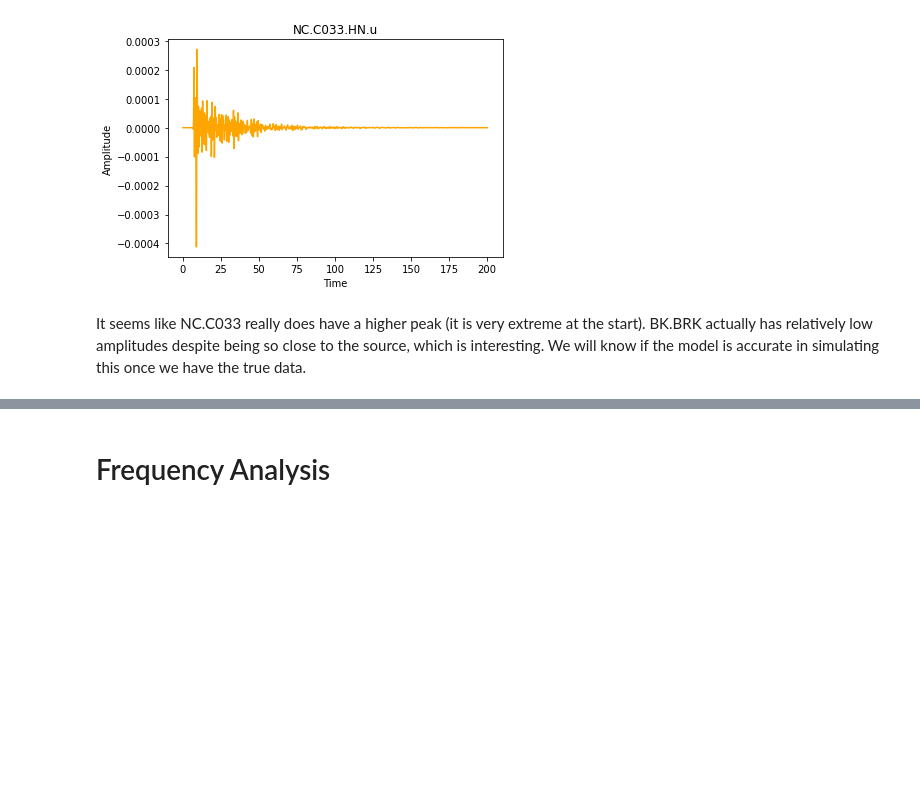
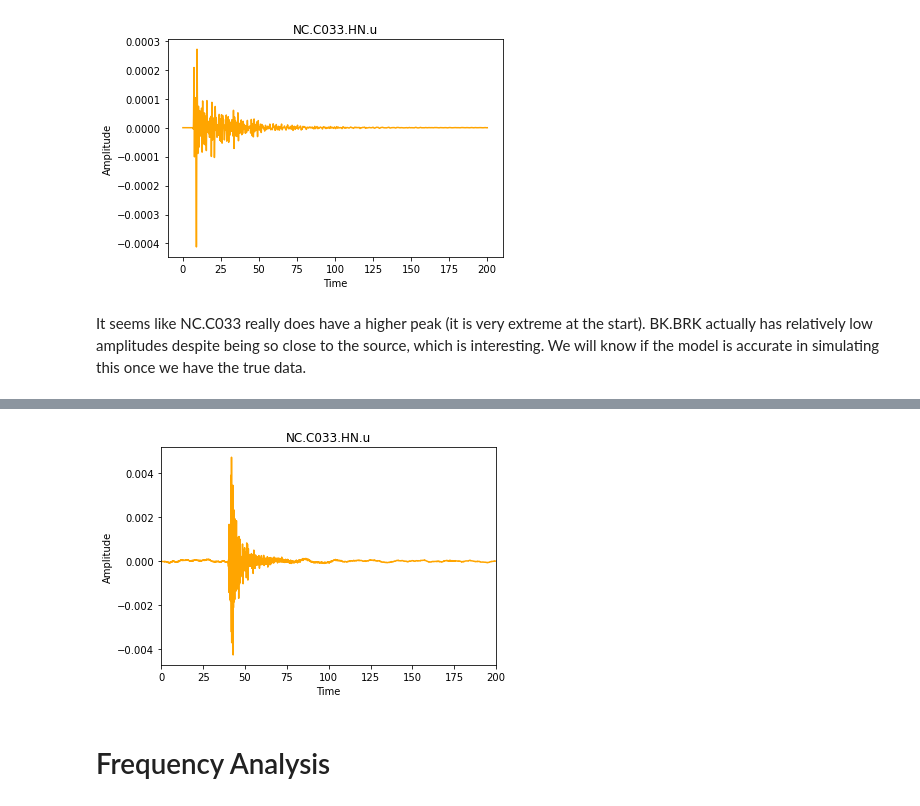
Before and after one commit to jeffreyjsung/3d-ground-motion-simulations, a Jupyter notebook: 3d_ground_motion_simulations.ipynb, the cells around one changed output, grey strips where cells are left out. Saved outputs shown, nothing was run; the diff lists cells and outputs as text; code cells hidden in the pictures; blank space fills up the shorter version.

```diff
--- a/3d_ground_motion_simulations.ipynb
+++ b/3d_ground_motion_simulations.ipynb
@@ -554,3 +595,11 @@ It seems like NC.C033 really does have a higher peak (it is very extreme at the
+# %%
+plt.plot(times2, data2, color='orange')
+plt.ylabel("Amplitude")
+plt.xlabel("Time")
+plt.xlim((0, 200))
+plt.title(point2);
+# %% [output]
+[figure, added]
 # %% [markdown]
 # Frequency Analysis
 # %%
```
Also changed, not shown: parts of 26 cells of this notebook, 1 other file.
